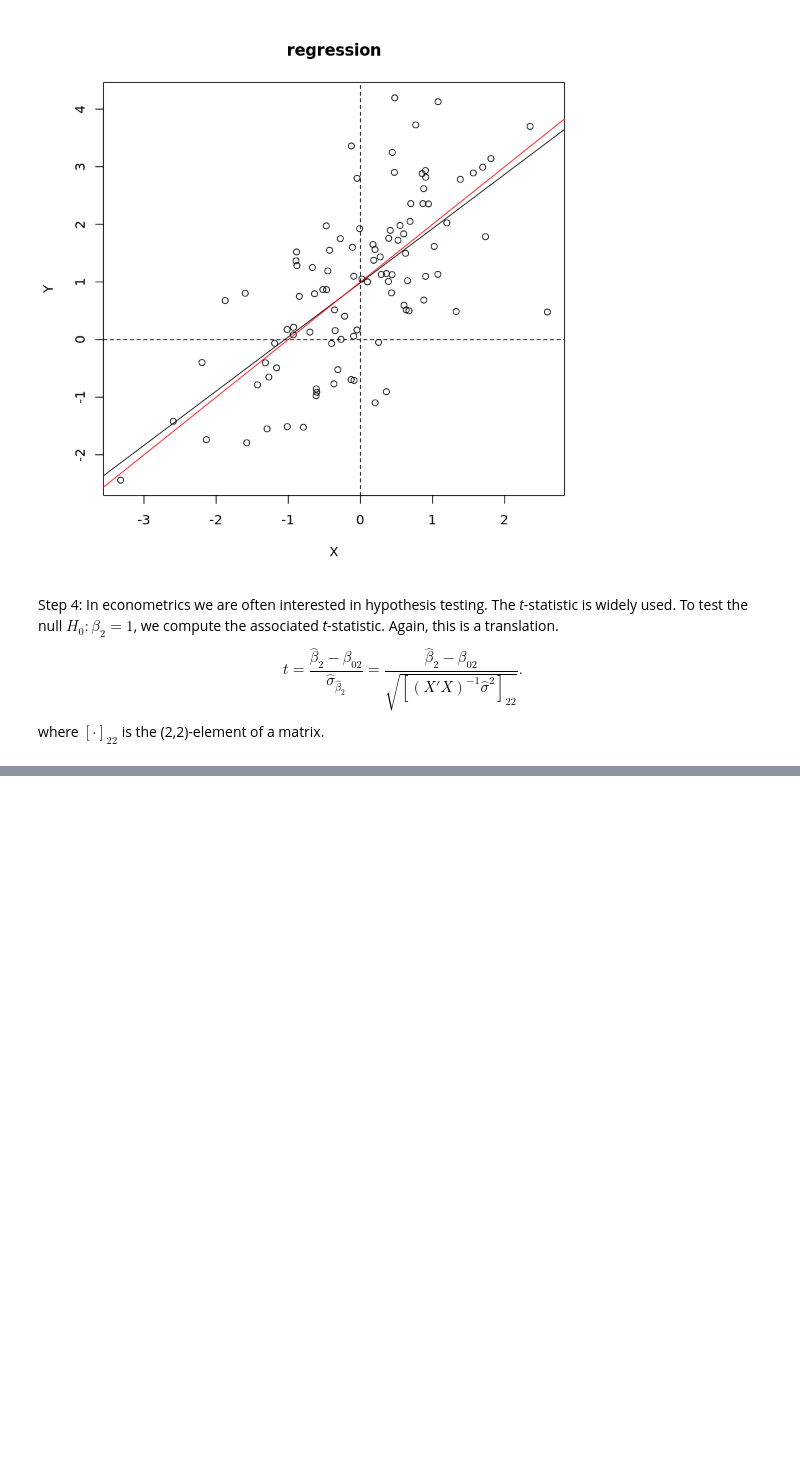
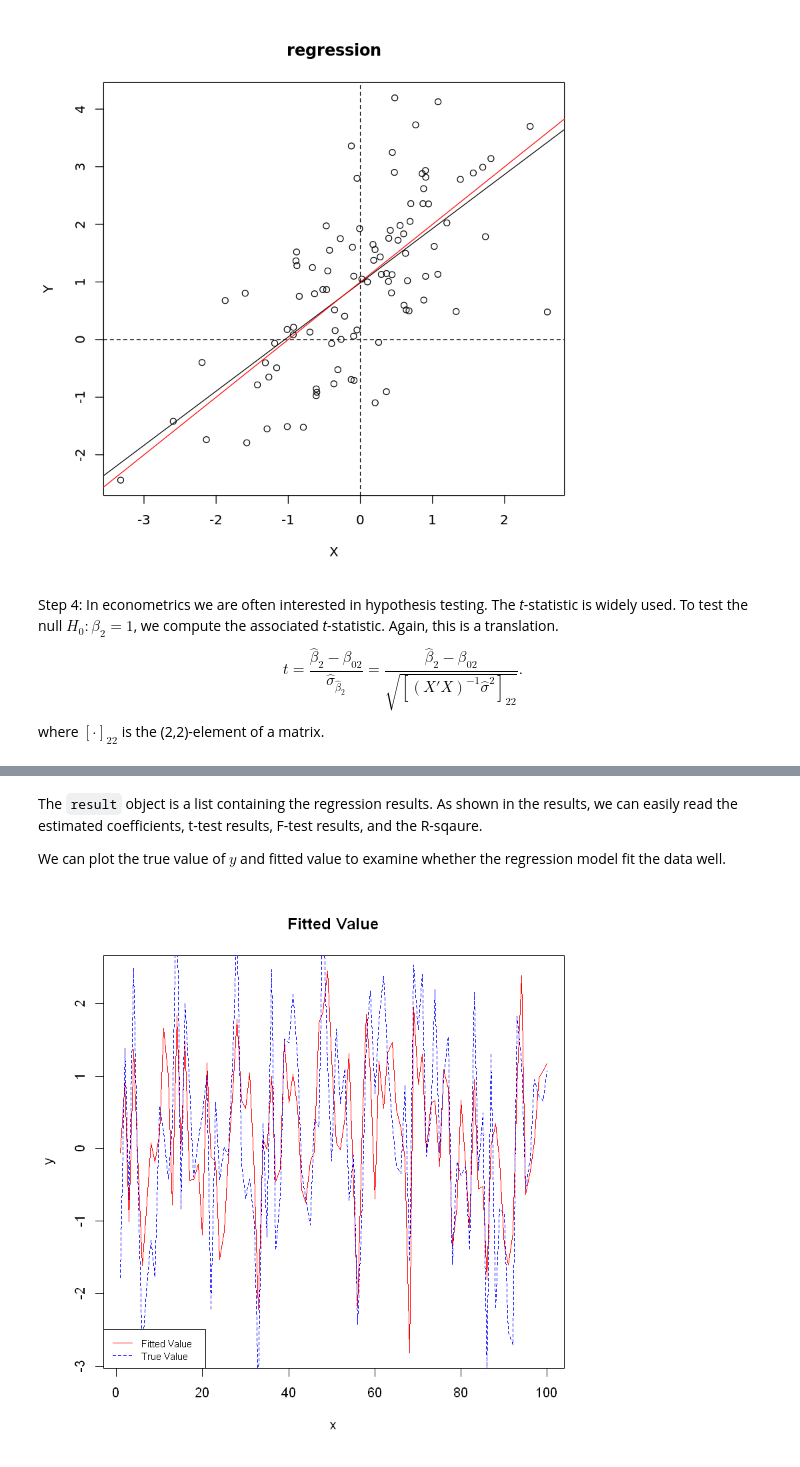
Before and after one commit to zhentaoshi/econ5170, a Jupyter notebook: Python/lec1-R.ipynb, the cells around one changed output, grey strips where cells are left out. Saved outputs shown, nothing was run; the diff lists cells and outputs as text; code cells hidden in the pictures; blank space fills up the shorter version.

```diff
--- a/Python/lec1-R.ipynb
+++ b/Python/lec1-R.ipynb
@@ -107,0 +344,12 @@ where $[\cdot]_{22}$ is the (2,2)-element of a matrix.
+# %%
+T = 100
+p = 1
+
+b0 = 1
+# Generate data
+x = matrix( rnorm(T*p), T, 1)
+y = x %*% b0 + rnorm(T)
+
+# Linear Model
+result = lm(y ~ x)
+summary(result)
@@ -107,0 +374,13 @@ where $[\cdot]_{22}$ is the (2,2)-element of a matrix.
+# %% [markdown]
+
+The `result` object is a list containing the regression results. As shown in the results, we can easily read the estimated coefficients, t-test results, F-test results, and the R-sqaure.
+
+We can plot the true value of $y$ and fitted value to examine whether the regression model fit the data well.
+# %%
+plot(result$fitted.values, col = 'red', type = 'l', xlab = 'x', ylab = 'y',
+     main = 'Fitted Value')
+lines(y, col = 'blue', type = 'l', lty = 2)
+legend('bottomleft', legend=c("Fitted Value", "True Value"),
+       col=c("red", "blue"), lty=1:2, cex = 0.75)
+# %% [output]
+[figure, added]
```
Also changed, not shown: parts of 21 cells of this notebook, 1 other file.
